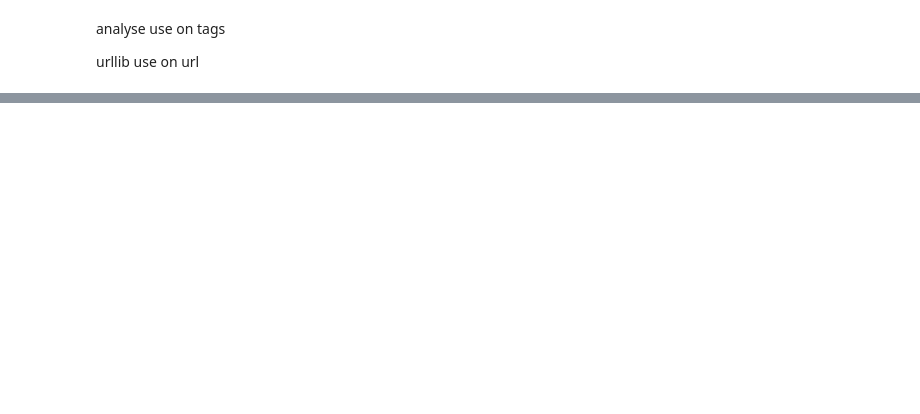
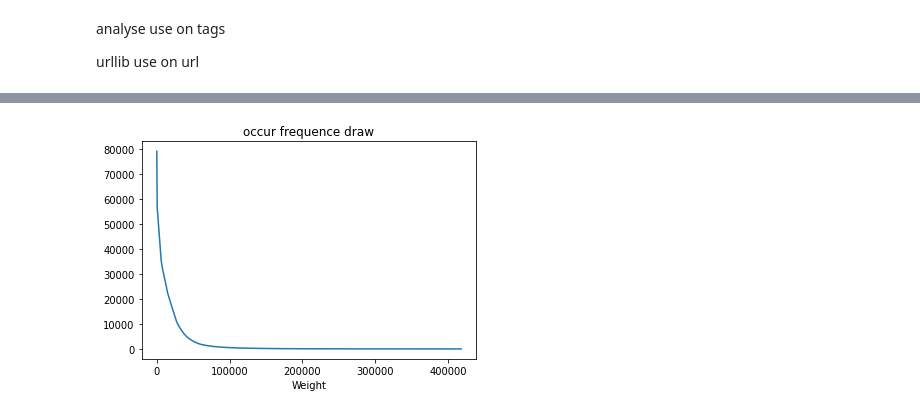
Before and after one commit to bresut/NLP-git, a Jupyter notebook: NLP_HW1.ipynb, the cells around one changed output, grey strips where cells are left out. Drawn from its saved outputs; the diff is of its cells as text; code cells hidden in the pictures; blank space fills up the shorter version.

```diff
--- a/NLP_HW1.ipynb
+++ b/NLP_HW1.ipynb
@@ -17,7 +14,23 @@ convert = data.decode('utf-8')
 # %%
-read = jieba.cut(convert, cut_all=False)
-tags = jieba.analyse.extract_tags(data, topK=100, withWeight=True)
-for tag in tags:
-    print( i ,"Rank:", tag[0], 'tf-idf weight:', tag[1])
-    i = i+1
+m = 1
+word_num = []
+weight = []
+cipin = {}
+ans = []
+topic = urllib.request.urlopen(url)
+for line in topic.readlines():
+  convert = line.decode('utf-8')
+  read = jieba.cut(convert, cut_all=False)
+  for word in read:
+    if word not in cipin.keys():
+        cipin[word] = 0
+    cipin[word] += 1
+
+  tags = jieba.analyse.extract_tags(line, topK=1, withWeight=True)
+  for tag in tags:
+    word_num.append(m)
+    weight.append(tag[1])
+    ans.append(cipin[tag[0]])
+    print( m ,"Rank:", tag[0], 'tf-idf weight:', tag[1])
+    m = m+1
 # %% [output]
@@ -40,0 +72,9 @@ for tag in tags:
+# %%
+ans.sort(reverse=True)
+plt.plot(word_num, ans)
+plt.xlabel('Word No') # 設定x軸標題
+plt.xlabel('Weight')
+plt.title('occur frequence draw') # 設定圖表標題
+plt.show()
+# %% [output]
+[figure, added]
```
Also changed, not shown: parts of 4 cells of this notebook.
